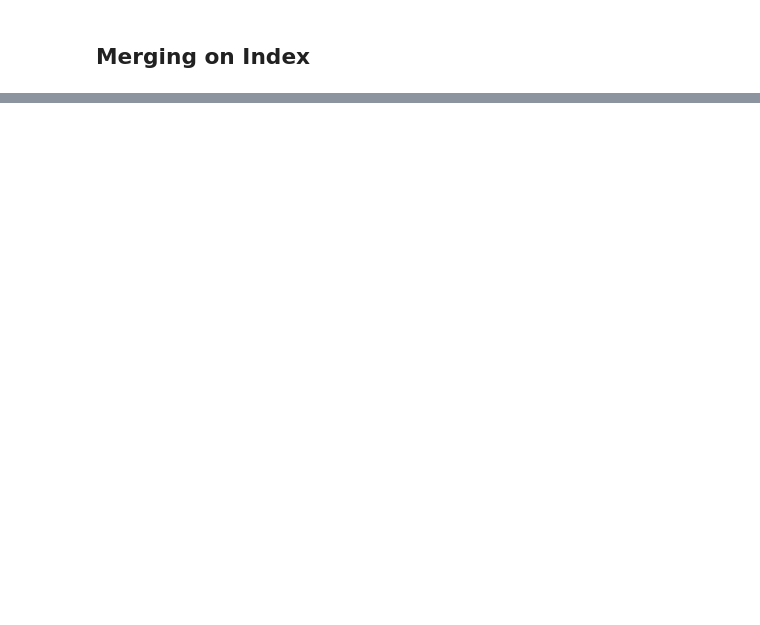
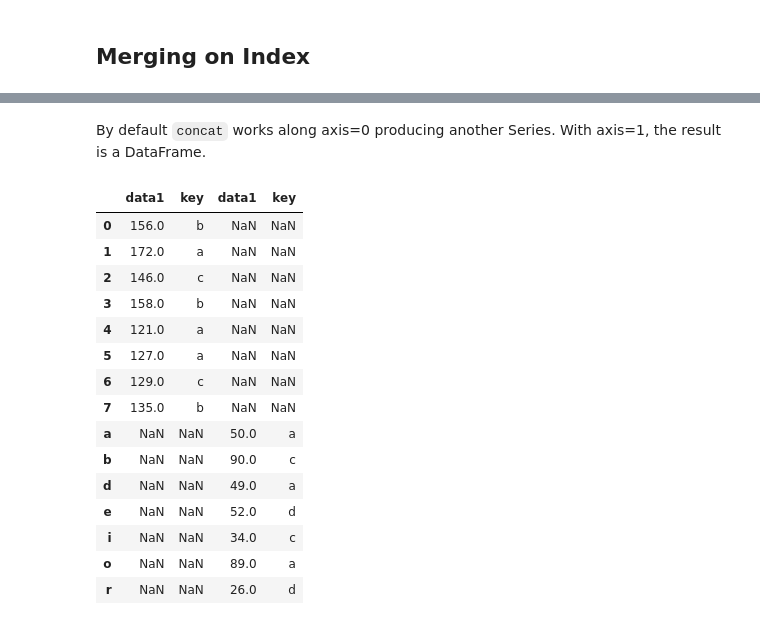
Before and after one commit to dan1dr/master_DS, a Jupyter notebook: Pandas/2.Data_Wrangling.ipynb, the cells around one changed output, grey strips where cells are left out. Drawn from its saved outputs; the diff is of its cells as text; code cells hidden in the pictures; blank space fills up the shorter version.

```diff
--- a/Pandas/2.Data_Wrangling.ipynb
+++ b/Pandas/2.Data_Wrangling.ipynb
@@ -173,0 +226,21 @@ This is the question
+# %% [markdown]
+By default `concat` works along axis=0 producing another Series. With axis=1, the result is a DataFrame.
+# %%
+pd.concat([left, right], axis = 1)
+# %% [output]
+|  | data1 | key | data1 | key |
+| 0 | 156.0 | b | NaN | NaN |
+| 1 | 172.0 | a | NaN | NaN |
+| 2 | 146.0 | c | NaN | NaN |
+| 3 | 158.0 | b | NaN | NaN |
+| 4 | 121.0 | a | NaN | NaN |
+| 5 | 127.0 | a | NaN | NaN |
+| 6 | 129.0 | c | NaN | NaN |
+| 7 | 135.0 | b | NaN | NaN |
+| a | NaN | NaN | 50.0 | a |
+| b | NaN | NaN | 90.0 | c |
+| d | NaN | NaN | 49.0 | a |
+| e | NaN | NaN | 52.0 | d |
+| i | NaN | NaN | 34.0 | c |
+| o | NaN | NaN | 89.0 | a |
+| r | NaN | NaN | 26.0 | d |
```
Also changed, not shown: parts of 29 cells of this notebook.
